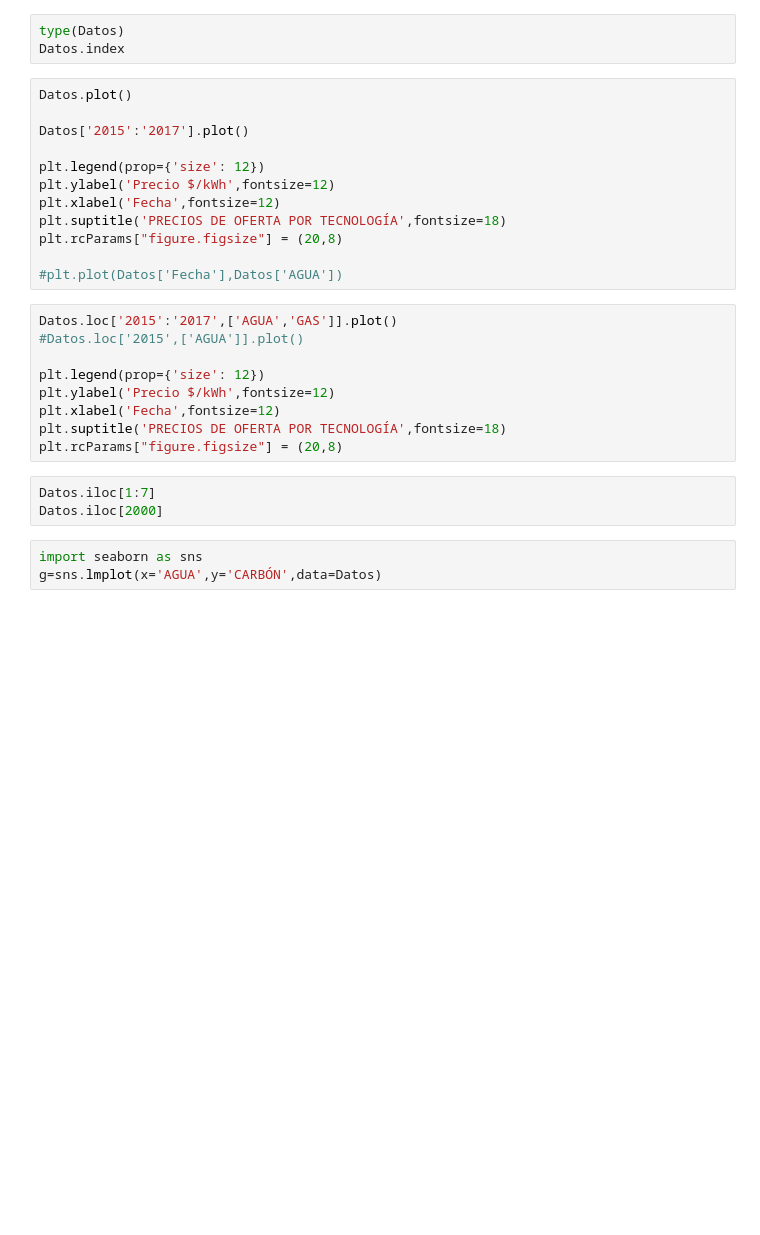
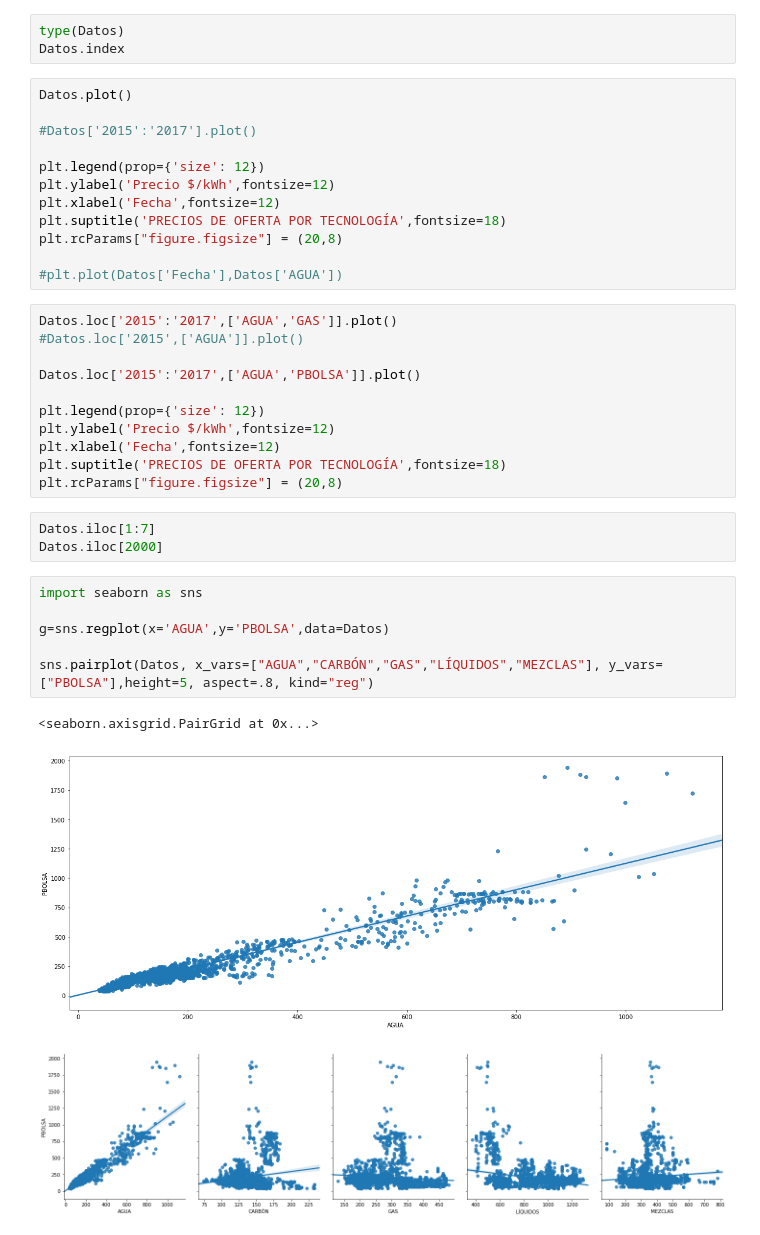
Before and after one commit to Vamarinpe/PAE, a Jupyter notebook: CodTecnologia.ipynb, the cells around one changed output. Saved outputs shown, nothing was run; the diff lists cells and outputs as text; blank space fills up the shorter version.

```diff
--- a/CodTecnologia.ipynb
+++ b/CodTecnologia.ipynb
@@ -41,7 +54,7 @@ Datos.index
 # %%
 Datos.plot()
 
-Datos['2015':'2017'].plot()
+#Datos['2015':'2017'].plot()
 
 plt.legend(prop={'size': 12})
 plt.ylabel('Precio $/kWh',fontsize=12)
@@ -53,6 +66,8 @@ plt.rcParams["figure.figsize"] = (20,8)
 # %%
 Datos.loc['2015':'2017',['AGUA','GAS']].plot()
 #Datos.loc['2015',['AGUA']].plot()
+
+Datos.loc['2015':'2017',['AGUA','PBOLSA']].plot()
 
 plt.legend(prop={'size': 12})
 plt.ylabel('Precio $/kWh',fontsize=12)
@@ -64,4 +79,11 @@ Datos.iloc[1:7]
 Datos.iloc[2000]
 # %%
 import seaborn as sns
-g=sns.lmplot(x='AGUA',y='CARBÓN',data=Datos)
+
+g=sns.regplot(x='AGUA',y='PBOLSA',data=Datos)
+
+sns.pairplot(Datos, x_vars=["AGUA","CARBÓN","GAS","LÍQUIDOS","MEZCLAS"], y_vars=["PBOLSA"],height=5, aspect=.8, kind="reg")
+# %% [output]
+<seaborn.axisgrid.PairGrid at 0x...>
+[figure, added]
+[figure, added]
```
Also changed, not shown: parts of 2 cells of this notebook.
